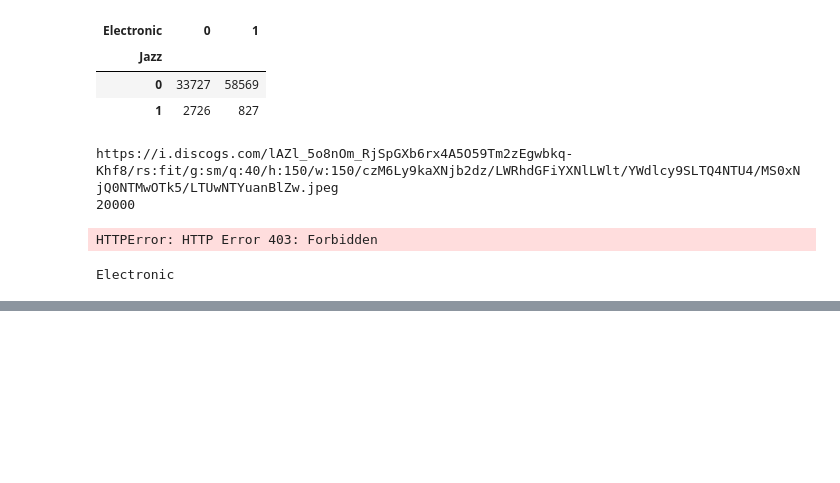
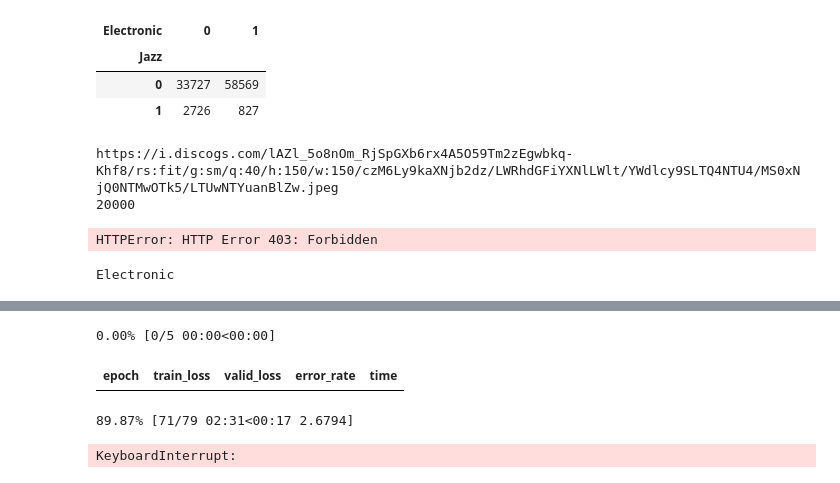
Before and after one commit to cid2rrrr/0220dbtest, a Jupyter notebook: test.ipynb, the cells around one changed output, grey strips where cells are left out. Cells and saved outputs as stored; diff of their text form; code cells hidden in the pictures; blank space fills up the shorter version.

```diff
--- a/test.ipynb
+++ b/test.ipynb
@@ -343,0 +337,8 @@ Electronic
+# %%
+lr = 1e-2
+learn.fit_one_cycle(5, slice(lr))
+# %% [output]
+0.00% [0/5 00:00<00:00]
+| epoch | train_loss | valid_loss | error_rate | time |
+89.87% [71/79 02:31<00:17 2.6794]
+KeyboardInterrupt:
```
Also changed, not shown: parts of 8 cells of this notebook.
